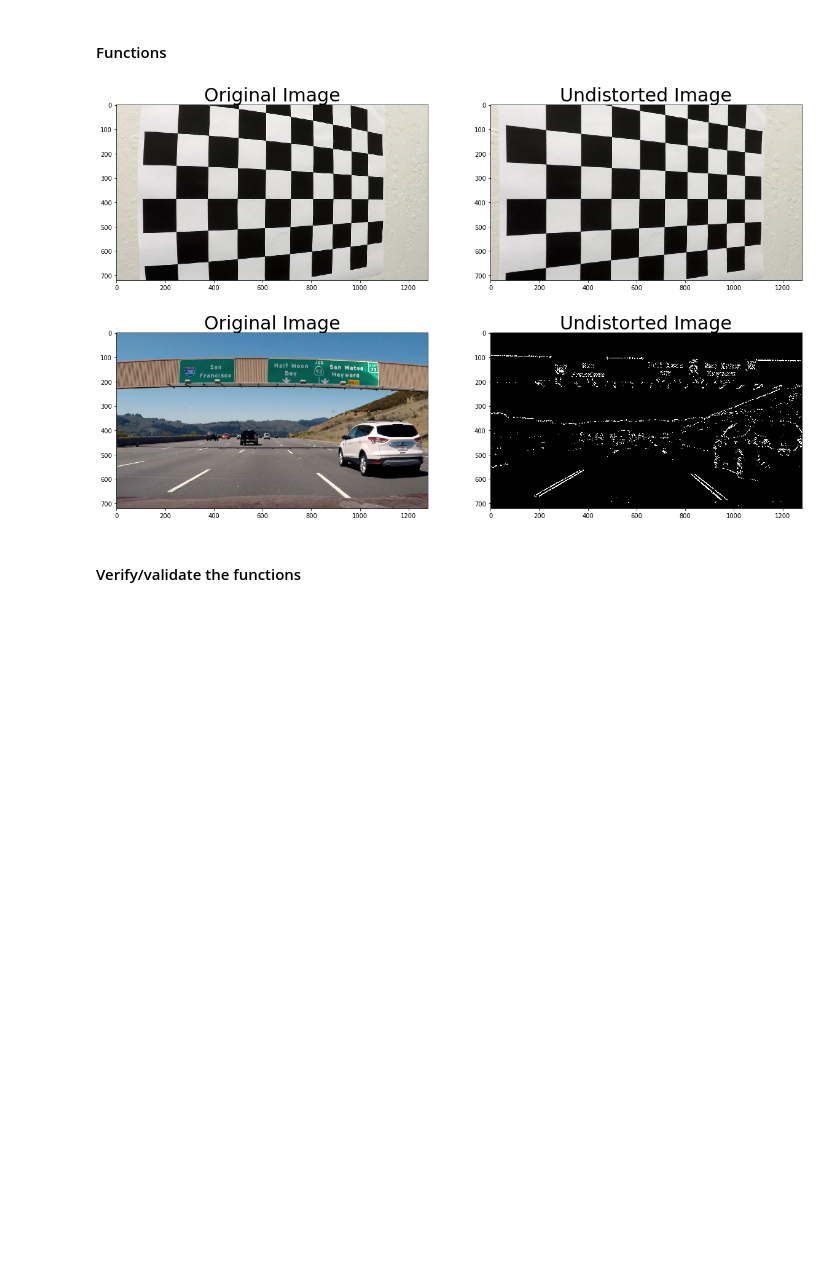
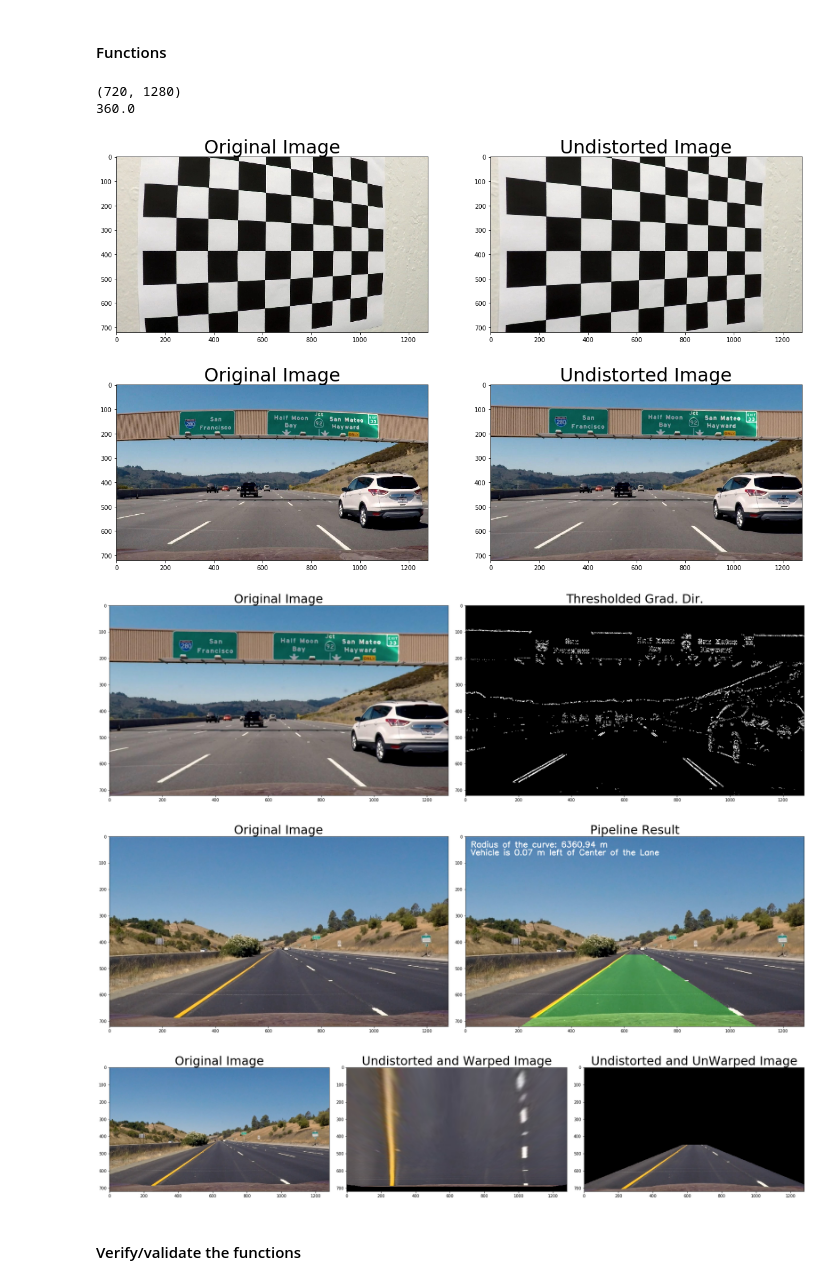
Before and after one commit to rnaidu02/CarND-Advanced-Lane-Lines, a Jupyter notebook: Advanced-Lane-Detection.ipynb, the cells around one changed output. Saved outputs shown, nothing was run; the diff lists cells and outputs as text; code cells hidden in the pictures; blank space fills up the shorter version.

```diff
--- a/Advanced-Lane-Detection.ipynb
+++ b/Advanced-Lane-Detection.ipynb
@@ -642,7 +642,6 @@ combined = np.zeros_like(dir_binary)
 combined[((gradx == 1) & (grady == 1)) | ((mag_binary == 1) & (dir_binary == 1))] = 1
 cv2.imwrite('/home/ramesh/Pictures/combined_gradient_binary.jpg', dst)
 
-'''
 # Plot the result
 f, (ax1, ax2) = plt.subplots(1, 2, figsize=(24, 9))
 f.tight_layout()
@@ -663,34 +662,39 @@ f.tight_layout()
 ax1.imshow(img)
 ax1.set_title('Original Image', fontsize=30)
 already_detected = False
 result = process_image(img)
 ax2.imshow(result)
 ax2.set_title('Pipeline Result', fontsize=30)
 plt.subplots_adjust(left=0., right=1, top=0.9, bottom=0.)
 
 # Unwarp image test
 #img = cv2.imread('test_images/straight_lines1.jpg')
 
 img = mpimg.imread('test_images/straight_lines1.jpg')
 top_down, perspective_M, unwraped, M_inv = corners_unwarp(img, nx, ny, mtx, dist)
 f, (ax1, ax2, ax3) = plt.subplots(1, 3, figsize=(24, 9))
 f.tight_layout()
 ax1.imshow(img)
 ax1.set_title('Original Image', fontsize=30)
 ax2.imshow(top_down)
 ax2.set_title('Undistorted and Warped Image', fontsize=30)
 ax3.imshow(unwraped)
 ax3.set_title('Undistorted and UnWarped Image', fontsize=30)
 plt.subplots_adjust(left=0., right=1, top=0.9, bottom=0.)
 
 
 # Test for Lane detection within a video
 already_detected = False
 #process_video('project_video.mp4', 'output_images/output.mp4')
 #process_video('challenge_video.mp4', 'output_c.mp4')
 # %% [output]
+(720, 1280)
+360.0
 [figure]
-[figure, old version]
+[figure, new version]
+[figure, added]
+[figure, added]
+[figure, added]
 # %% [markdown]
 #### Verify/validate the functions
 # %% [markdown]
```
